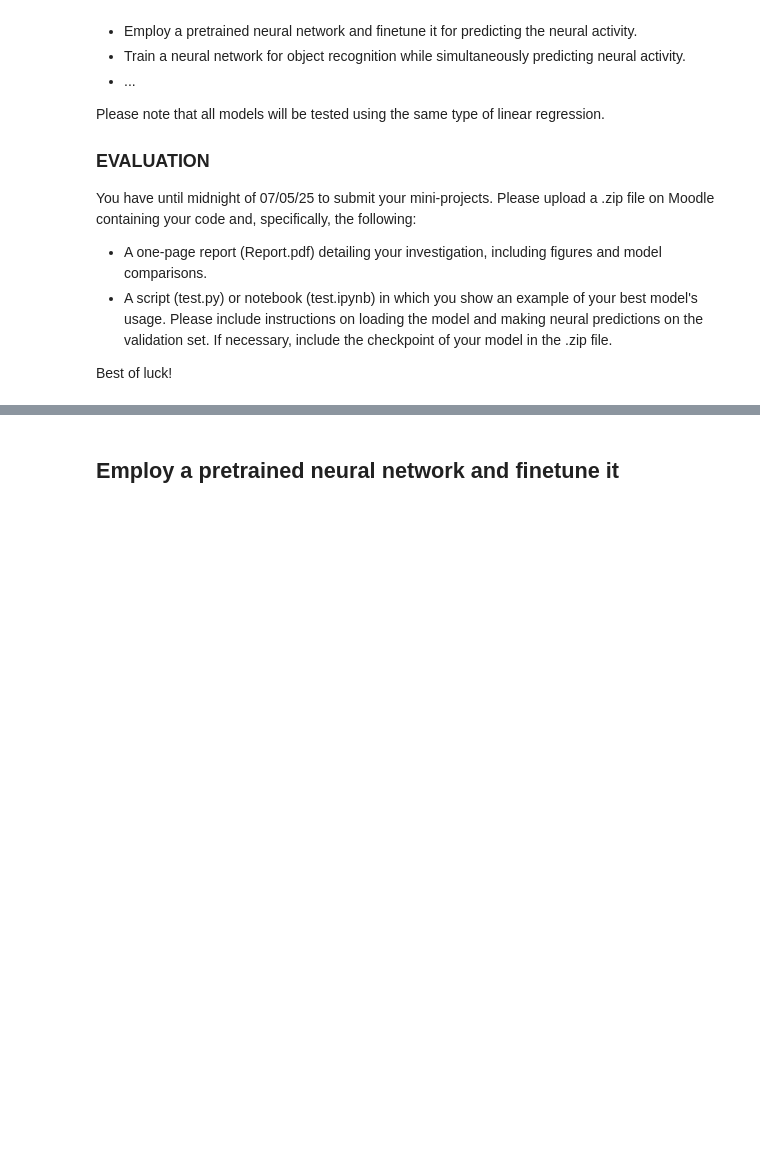
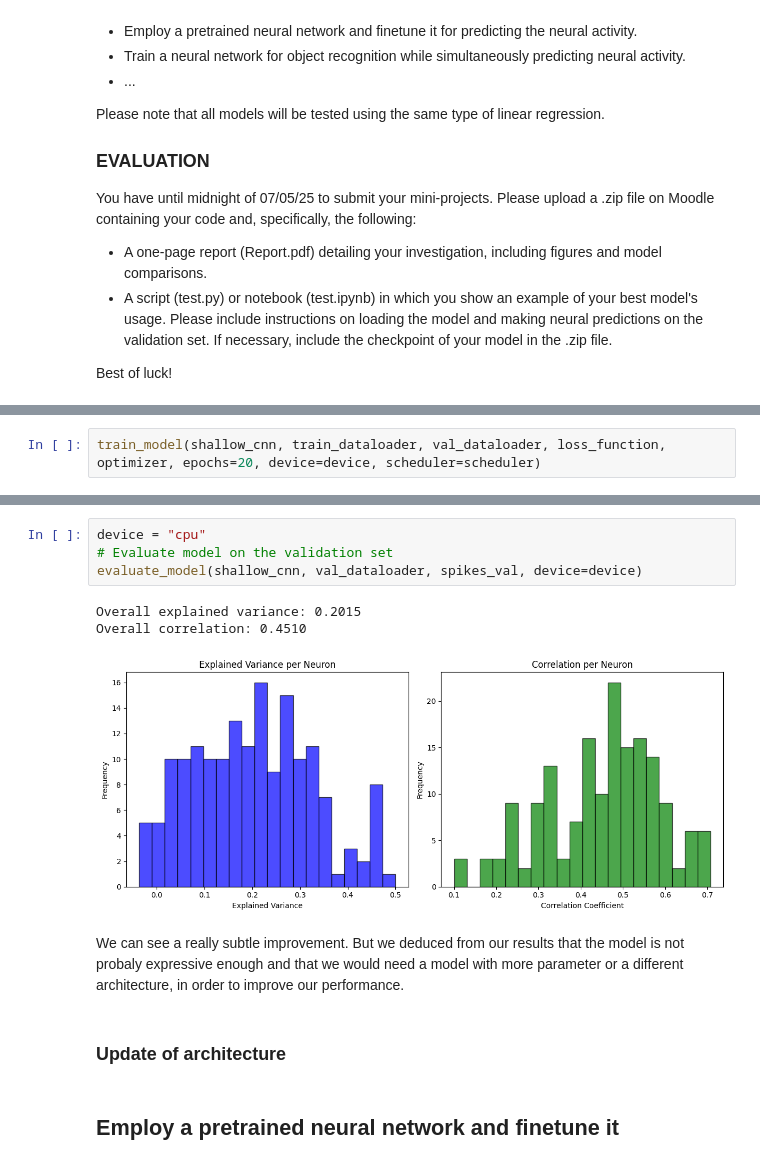
Before and after one commit to MetthewB/NX-414-Team-16, a Jupyter notebook: week8.ipynb, the cells around one changed output, grey strips where cells are left out. Drawn from its saved outputs; the diff is of its cells as text; blank space fills up the shorter version.

```diff
--- a/week8.ipynb
+++ b/week8.ipynb
@@ -190,0 +280,2 @@ optimizer = optim.Adam(model.parameters(), lr=learning_rate)
+# %%
+train_model(shallow_cnn, train_dataloader, val_dataloader, loss_function, optimizer, epochs=20, device=device, scheduler=scheduler)
@@ -191,3 +303,15 @@ optimizer = optim.Adam(model.parameters(), lr=learning_rate)
+# %%
+device = "cpu"
+# Evaluate model on the validation set
+evaluate_model(shallow_cnn, val_dataloader, spikes_val, device=device)
+# %% [output]
+Overall explained variance: 0.2015
+Overall correlation: 0.4510
+[figure, added]
+# %% [markdown]
+We can see a really subtle improvement. But we deduced from our results that the model is not probaly expressive enough and that we would need a model with more parameter or a different architecture, in order to improve our performance.
+# %% [markdown]
+### Update of architecture
 # %% [markdown]
 ## Employ a pretrained neural network and finetune it
 # %% [markdown]
```
Also changed, not shown: parts of 25 cells of this notebook, 2 other files.
